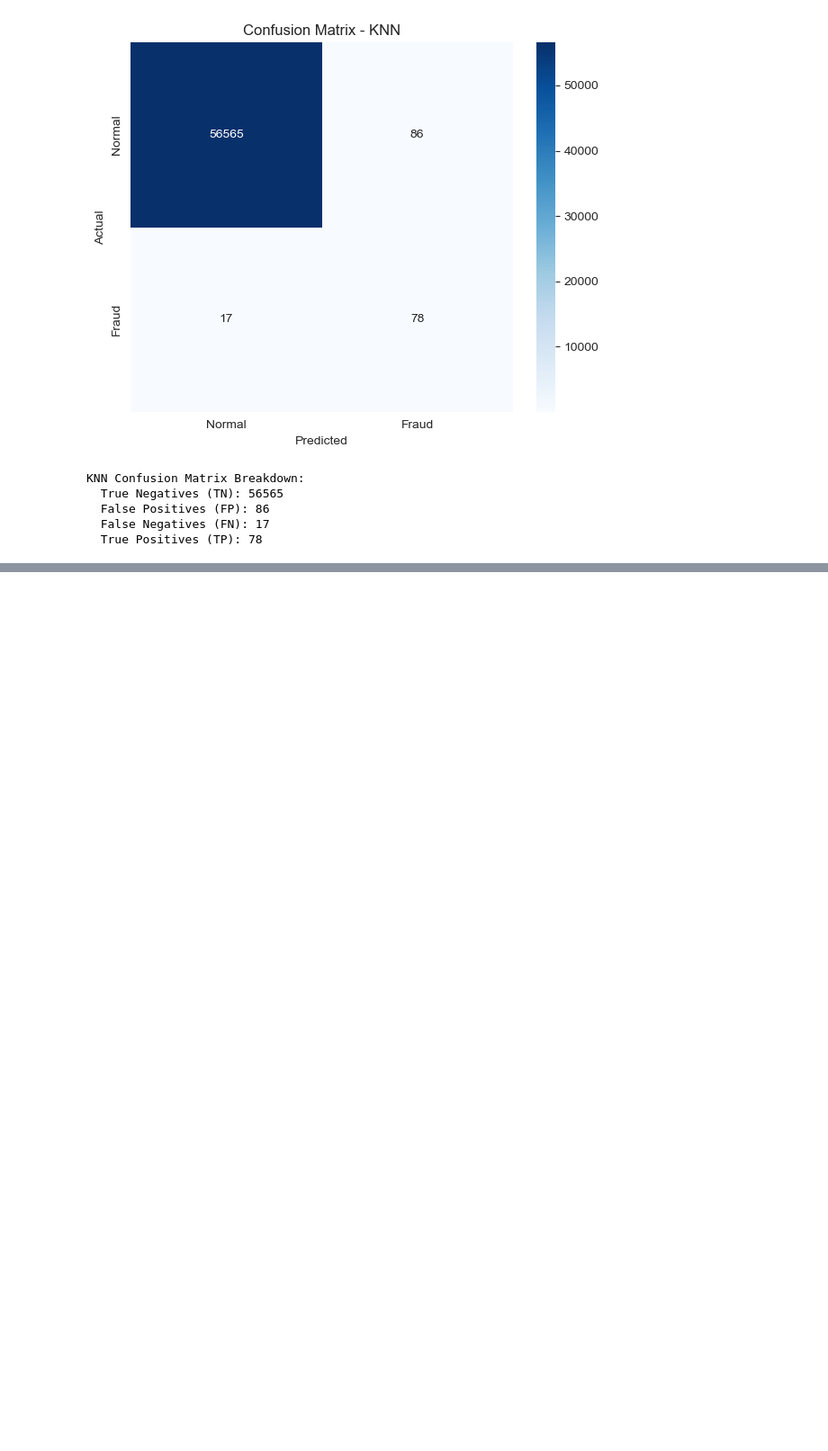
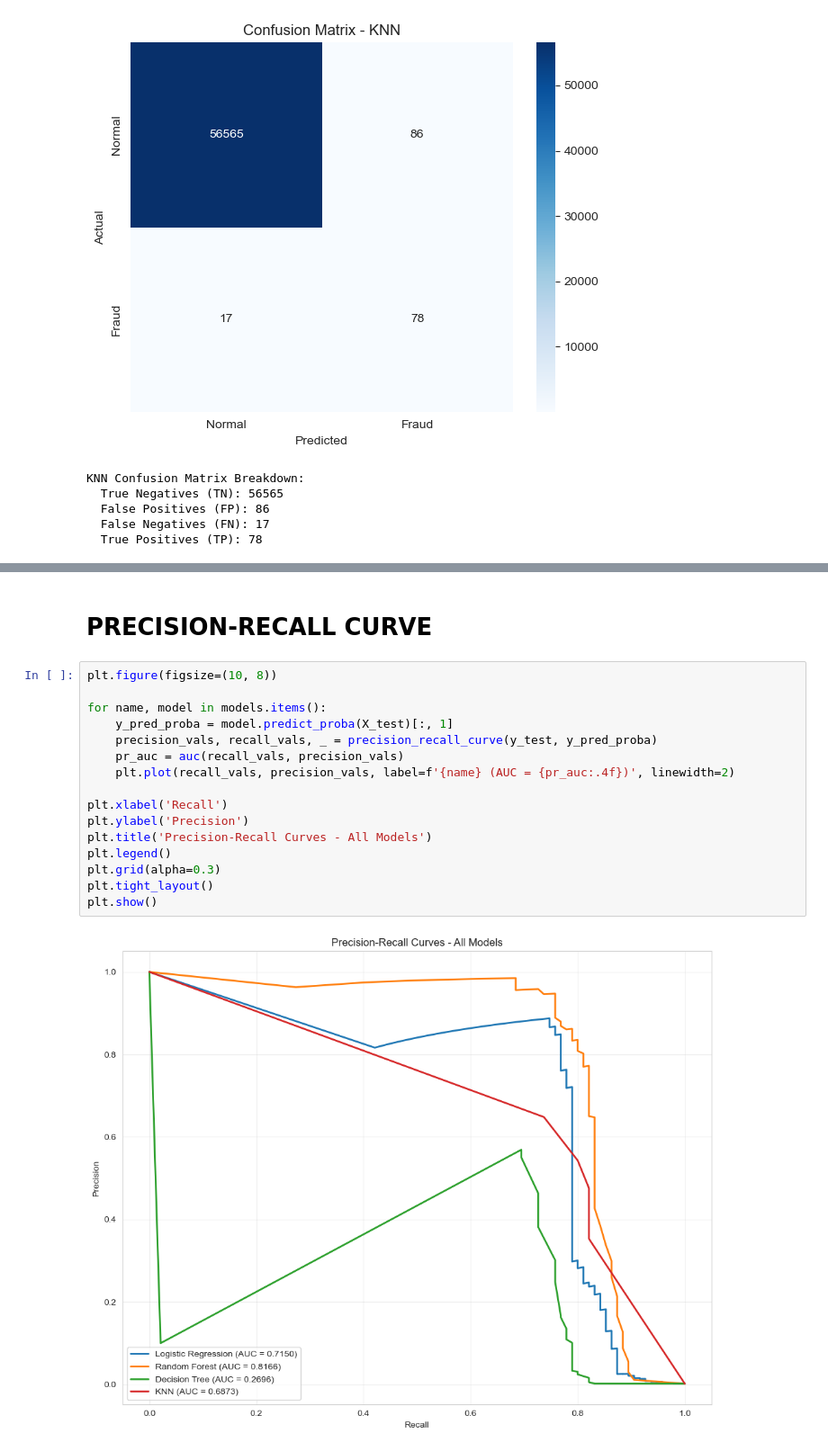
Before and after one commit to mwendemichelle4-dev/Credit-Card-Fraud-Detection-Analysis, a Jupyter notebook: Notebook.ipynb, the cells around one changed output, grey strips where cells are left out. Shown at 90% size. Saved outputs shown, nothing was run; the diff lists cells and outputs as text; blank space fills up the shorter version.

```diff
--- a/Notebook.ipynb
+++ b/Notebook.ipynb
@@ -804,0 +878,20 @@ KNN Confusion Matrix Breakdown:
+# %% [markdown]
+# PRECISION-RECALL CURVE
+# %%
+plt.figure(figsize=(10, 8))
+
+for name, model in models.items():
+    y_pred_proba = model.predict_proba(X_test)[:, 1]
+    precision_vals, recall_vals, _ = precision_recall_curve(y_test, y_pred_proba)
+    pr_auc = auc(recall_vals, precision_vals)
+    plt.plot(recall_vals, precision_vals, label=f'{name} (AUC = {pr_auc:.4f})', linewidth=2)
+
+plt.xlabel('Recall')
+plt.ylabel('Precision')
+plt.title('Precision-Recall Curves - All Models')
+plt.legend()
+plt.grid(alpha=0.3)
+plt.tight_layout()
+plt.show()
+# %% [output]
+[figure, added]
```
Also changed, not shown: parts of 11 cells of this notebook.
